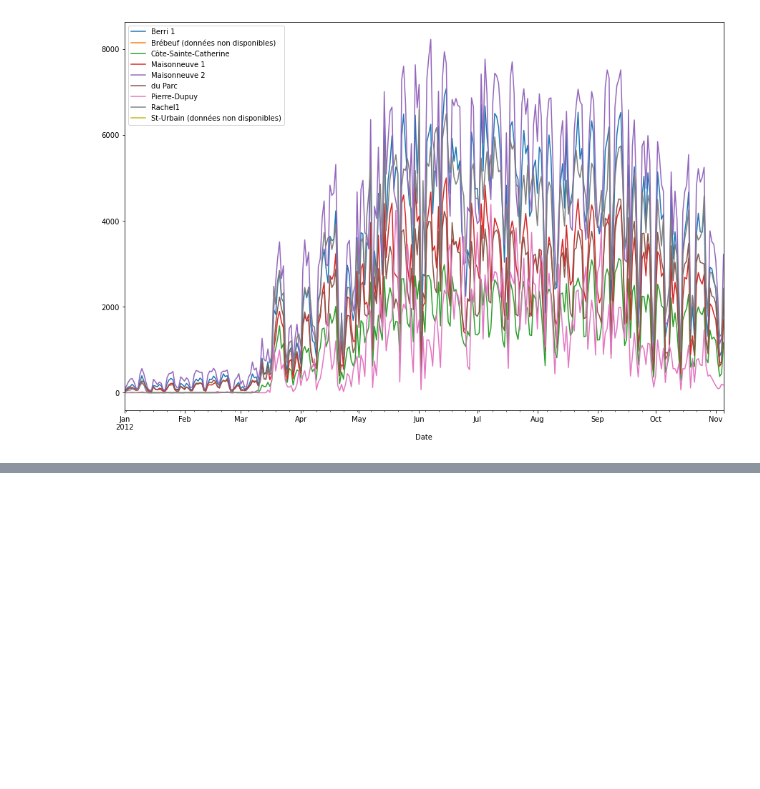
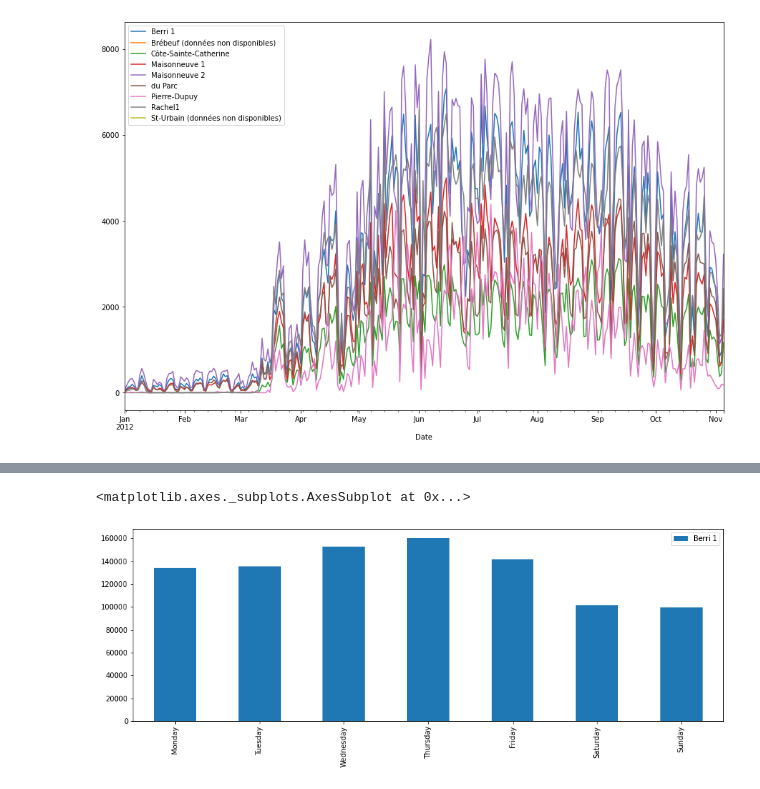
Before and after one commit to ZhangSteven/notebooks, a Jupyter notebook: cookbook_ch01.ipynb, the cells around one changed output, grey strips where cells are left out. Saved outputs shown, nothing was run; the diff lists cells and outputs as text; code cells hidden in the pictures; blank space fills up the shorter version.

```diff
--- a/cookbook_ch01.ipynb
+++ b/cookbook_ch01.ipynb
@@ -53,0 +61,4 @@ df.plot(figsize=(15, 10))
+# %%
+berriBikes = df[['Berri 1']] # NOTE: if we use df['Berri 1'] instead, then berriBikes will be a Series
+                             #       and adding column to it would not be possible.
+berriBikes.tail()
@@ -53,0 +75,3 @@ df.plot(figsize=(15, 10))
+# %%
+berriBikes['weekday'] = berriBikes.index.weekday # apply weekday() function to each element in the index to form a new Series
+berriBikes.head()
@@ -53,0 +94,3 @@ df.plot(figsize=(15, 10))
+# %%
+weekdayCounts = berriBikes.groupby('weekday').aggregate(sum)
+weekdayCounts
@@ -53,0 +109,3 @@ df.plot(figsize=(15, 10))
+# %%
+weekdayCounts.index = ['Monday', 'Tuesday', 'Wednesday', 'Thursday', 'Friday', 'Saturday', 'Sunday']
+weekdayCounts
@@ -53,0 +121,5 @@ df.plot(figsize=(15, 10))
+# %%
+weekdayCounts.plot(kind='bar')
+# %% [output]
+<matplotlib.axes._subplots.AxesSubplot at 0x...>
+[figure, added]
```
Also changed, not shown: parts of 13 cells of this notebook, 5 other files.
